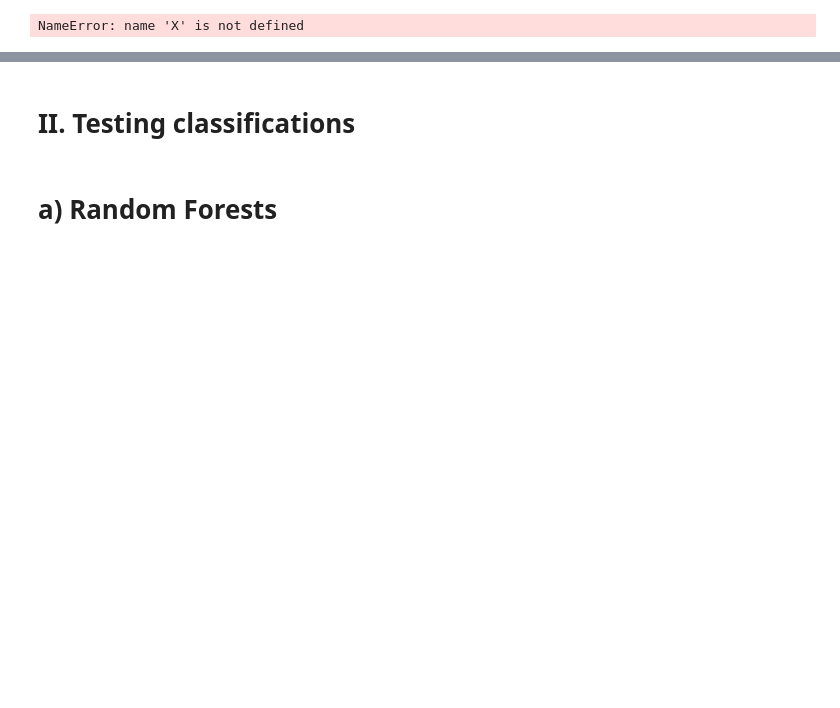
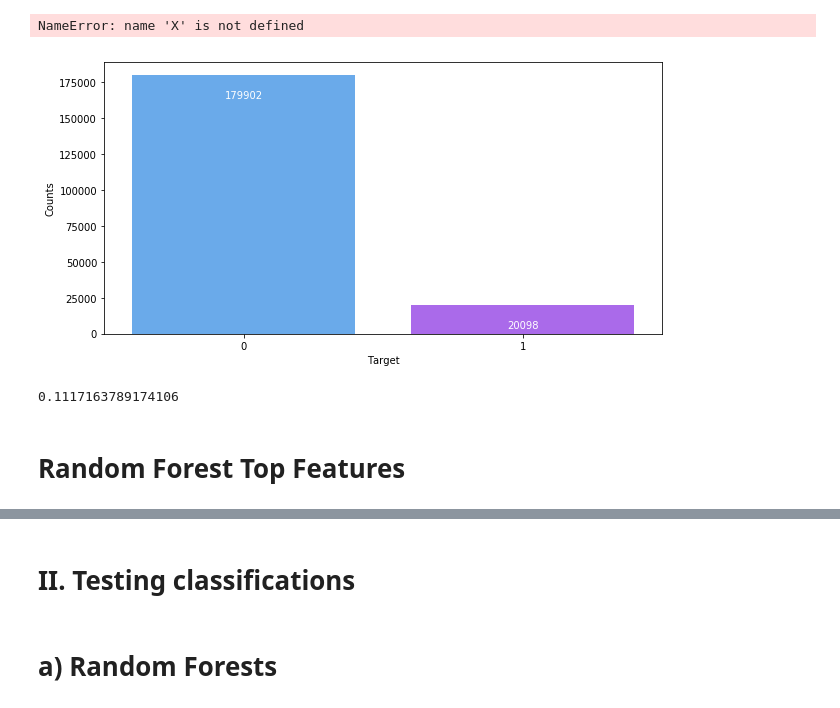
Before and after one commit to adkulas/ECE657A-Data-Modelling, a Jupyter notebook: project/code/G10-project.ipynb, the cells around one changed output, grey strips where cells are left out. Cells and saved outputs as stored; diff of their text form; code cells hidden in the pictures; blank space fills up the shorter version.

Commit message:
classification and training times included

```diff
--- a/project/code/G10-project.ipynb
+++ b/project/code/G10-project.ipynb
@@ -228,3 +264,25 @@ print(num_pca_features_var_retained[34])
 plt.plot(num_pca_features_var_retained)
 # %% [output]
 NameError: name 'X' is not defined
+# %%
+fig, ax = plt.subplots(1,1,figsize=(10,5))
+fig = sns.countplot(dfTrain.target.values, palette="cool")
+
+
+for p in ax.patches:
+        ax.annotate("%d" % p.get_height(), (p.get_x() + p.get_width() / 2., p.get_height()),
+             ha='center', va='center', color = 'white', xytext=(0, -20), textcoords='offset points')
+
+
+ax.set_xlabel("Target")
+ax.set_ylabel("Counts")
+
+plt.savefig(os.path.join('dataimbalance.png'), dpi=300, format='png')
+# %% [output]
+[figure, added]
+# %%
+dfTrain.loc[dfTrain.target==1].shape[0] / dfTrain.loc[dfTrain.target==0].shape[0]
+# %% [output]
+0.1117163789174106
+# %% [markdown]
+# Random Forest Top Features
```
Also changed, not shown: parts of 101 cells of this notebook, 6 other files.
